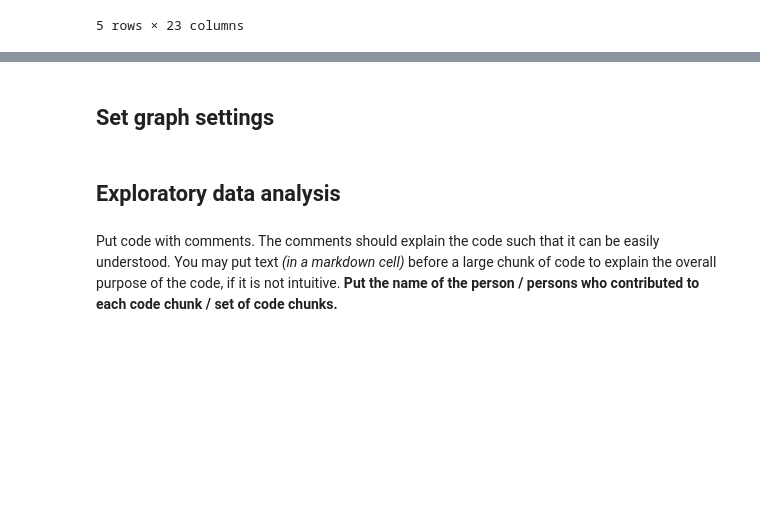
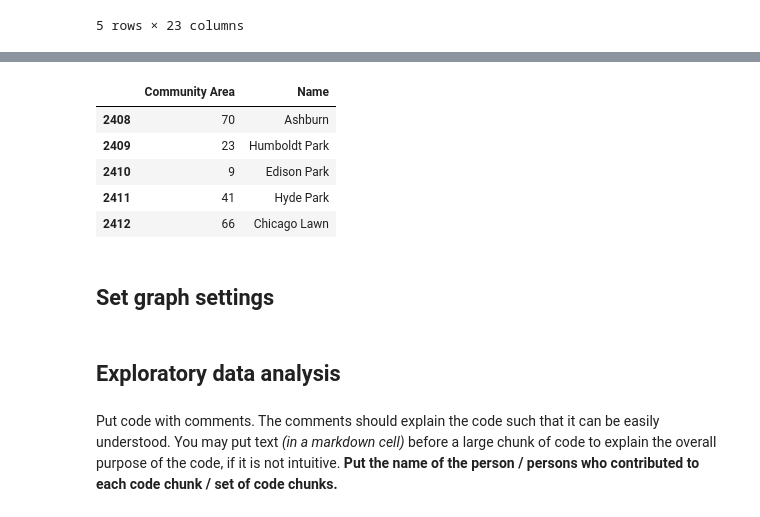
Before and after one commit to ashou2004/Chicago-Crime-Data-Analysis, a Jupyter notebook: Combined_Code.ipynb, the cells around one changed output, grey strips where cells are left out. Drawn from its saved outputs; the diff is of its cells as text; code cells hidden in the pictures; blank space fills up the shorter version.

```diff
--- a/Combined_Code.ipynb
+++ b/Combined_Code.ipynb
@@ -221,3 +263,18 @@ sentiments_2022
+# %%
+crimesCTA['Community Area'] = crimesCTA['Community Area'].astype('int64')
+communityAreas['Community Area'] = communityAreas['Community Area'].astype('int64')
+crimesCTA = pd.merge(crimesCTA, communityAreas, on='Community Area', how='inner')
+crimesCTA['Name'] = crimesCTA['Name'].apply(lambda x: x.replace('(The) Loop[11]', 'The Loop'))
+# %%
+# Check to make sure the names are accurate
+crimesCTA.loc[:, ['Community Area', 'Name']].iloc[-5:]
+# %% [output]
+|  | Community Area | Name |
+| 2408 | 70 | Ashburn |
+| 2409 | 23 | Humboldt Park |
+| 2410 | 9 | Edison Park |
+| 2411 | 41 | Hyde Park |
+| 2412 | 66 | Chicago Lawn |
 # %% [markdown]
 ## Set graph settings
 # %% [markdown]
```
Also changed, not shown: parts of 6 cells of this notebook.
